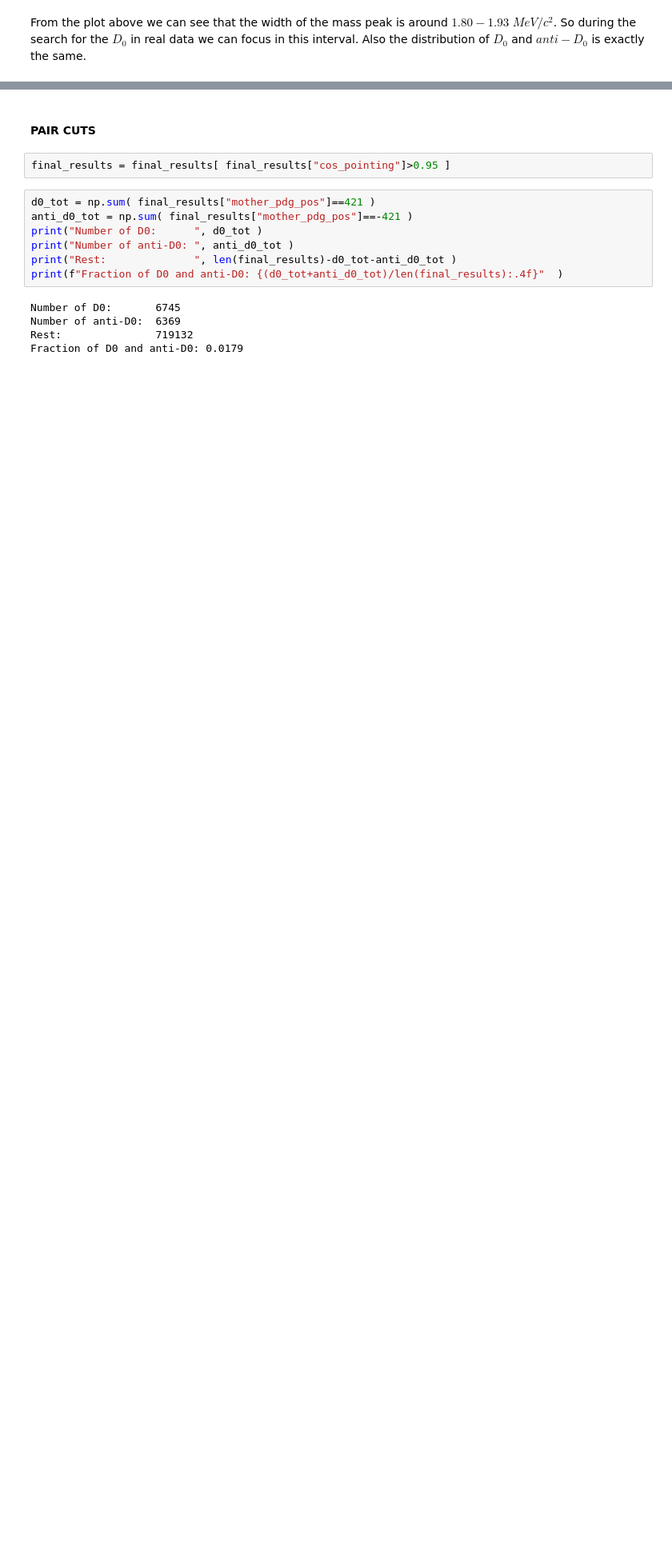
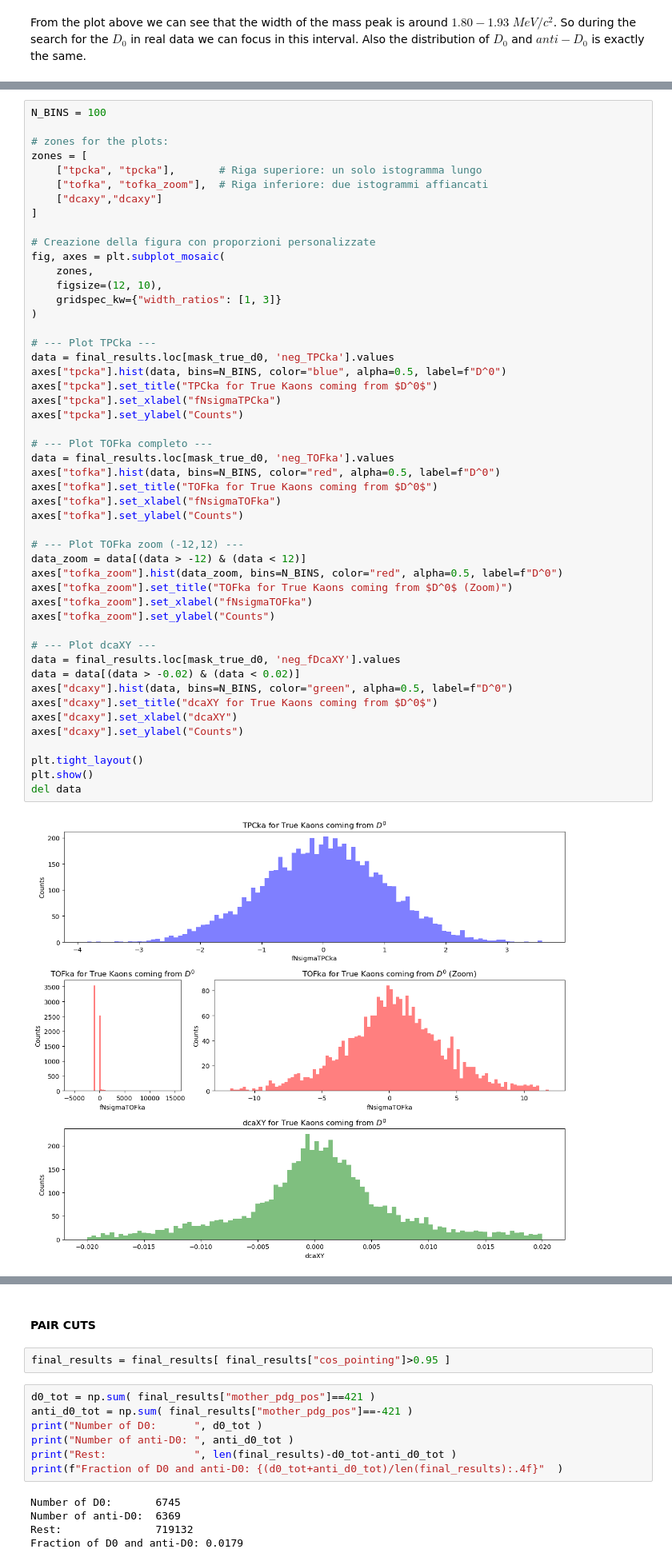
Before and after one commit to LeoPi314/LCPB_Project, a Jupyter notebook: MC_cut_analysis.ipynb, the cells around one changed output, grey strips where cells are left out. Shown at 80% size. Saved outputs shown, nothing was run; the diff lists cells and outputs as text; blank space fills up the shorter version.

```diff
--- a/MC_cut_analysis.ipynb
+++ b/MC_cut_analysis.ipynb
@@ -257,0 +295,51 @@ Also the distribution of $D_0$ and $anti-D_0$ is exactly the same.
+# %%
+N_BINS = 100
+
+# zones for the plots:
+zones = [
+    ["tpcka", "tpcka"],       # Riga superiore: un solo istogramma lungo
+    ["tofka", "tofka_zoom"],  # Riga inferiore: due istogrammi affiancati
+    ["dcaxy","dcaxy"]
+]
+
+# Creazione della figura con proporzioni personalizzate
+fig, axes = plt.subplot_mosaic(
+    zones,
+    figsize=(12, 10),
+    gridspec_kw={"width_ratios": [1, 3]}
+)
+
+# --- Plot TPCka ---
+data = final_results.loc[mask_true_d0, 'neg_TPCka'].values
+axes["tpcka"].hist(data, bins=N_BINS, color="blue", alpha=0.5, label=f"D^0")
+axes["tpcka"].set_title("TPCka for True Kaons coming from $D^0$")
+axes["tpcka"].set_xlabel("fNsigmaTPCka")
+axes["tpcka"].set_ylabel("Counts")
+
+# --- Plot TOFka completo ---
+data = final_results.loc[mask_true_d0, 'neg_TOFka'].values
+axes["tofka"].hist(data, bins=N_BINS, color="red", alpha=0.5, label=f"D^0")
+axes["tofka"].set_title("TOFka for True Kaons coming from $D^0$")
+axes["tofka"].set_xlabel("fNsigmaTOFka")
+axes["tofka"].set_ylabel("Counts")
+
+# --- Plot TOFka zoom (-12,12) ---
+data_zoom = data[(data > -12) & (data < 12)]
+axes["tofka_zoom"].hist(data_zoom, bins=N_BINS, color="red", alpha=0.5, label=f"D^0")
+axes["tofka_zoom"].set_title("TOFka for True Kaons coming from $D^0$ (Zoom)")
+axes["tofka_zoom"].set_xlabel("fNsigmaTOFka")
+axes["tofka_zoom"].set_ylabel("Counts")
+
+# --- Plot dcaXY ---
+data = final_results.loc[mask_true_d0, 'neg_fDcaXY'].values
+data = data[(data > -0.02) & (data < 0.02)]
+axes["dcaxy"].hist(data, bins=N_BINS, color="green", alpha=0.5, label=f"D^0")
+axes["dcaxy"].set_title("dcaXY for True Kaons coming from $D^0$")
+axes["dcaxy"].set_xlabel("dcaXY")
+axes["dcaxy"].set_ylabel("Counts")
+
+plt.tight_layout()
+plt.show()
+del data
+# %% [output]
+[figure, added]
```
Also changed, not shown: parts of 18 cells of this notebook.
